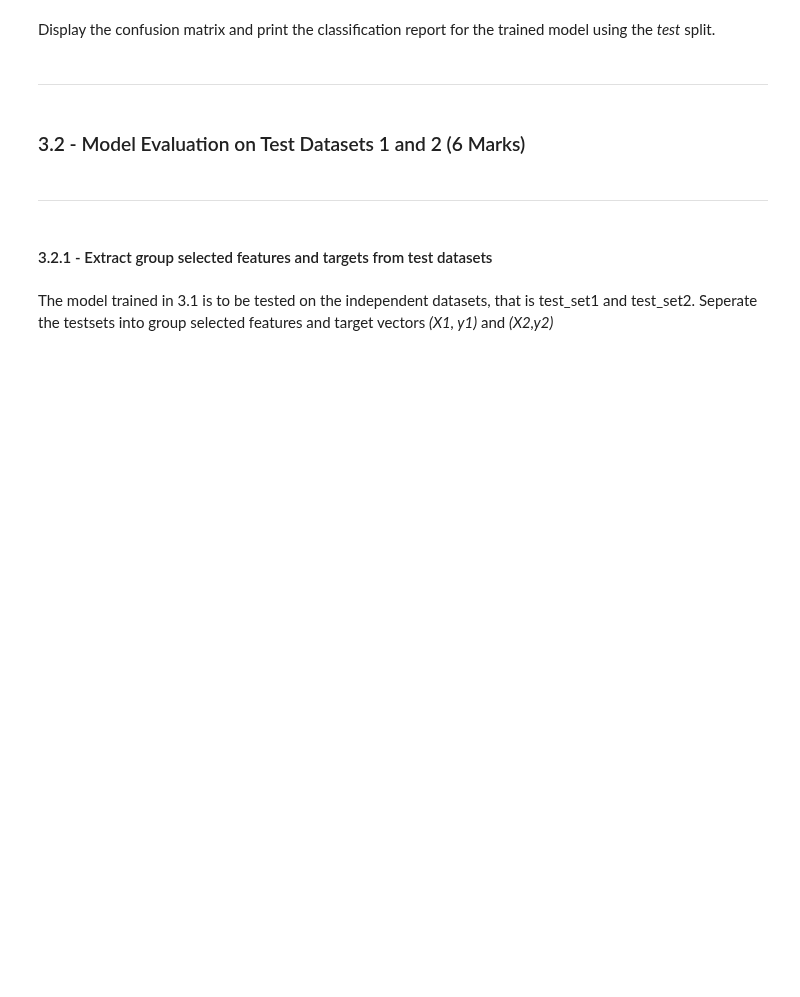
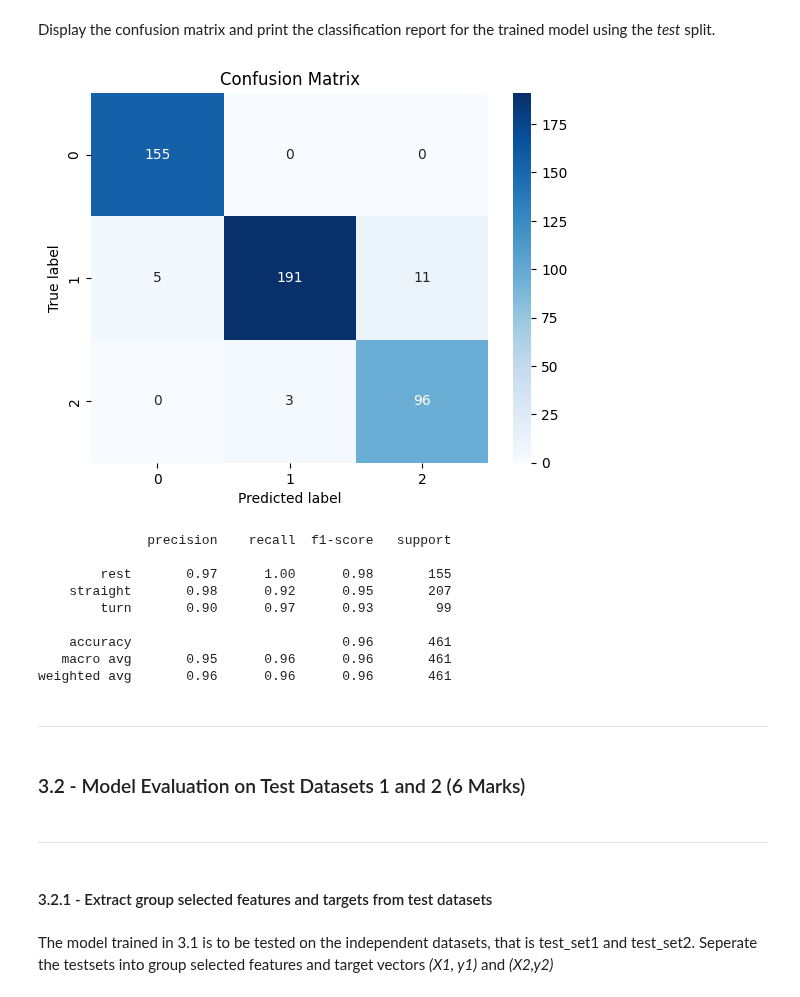
Before and after one commit to ChisomOnyeukwu/engg680_2024_fall, a Jupyter notebook: Lab_Assignment4/Assignment 4.ipynb, the cells around one changed output. Saved outputs shown, nothing was run; the diff lists cells and outputs as text; code cells hidden in the pictures; blank space fills up the shorter version.

```diff
--- a/Lab_Assignment4/Assignment 4.ipynb
+++ b/Lab_Assignment4/Assignment 4.ipynb
@@ -650,6 +721,6 @@ X.head(2)
 # %%
 # TODO - Load motion_state column (target vector) into y
-# y =
+y = cv_set['motion_state']
 # %% [markdown]
 ___
 # %% [markdown]
@@ -658,6 +729,8 @@ ___
 Follow the steps from **1.2.2** and perform model training and tuning using the group selected feature set.
 # %%
 # TODO - Perform model training and tuning using `GridSearchCV`
+
+X_train, X_test, y_train, y_test = train_test_split(X, y, test_size=0.3, random_state=42, stratify=y)
 # %% [markdown]
 ___
 # %% [markdown]
@@ -682,3 +760,27 @@ Display the confusion matrix and print the classification report for the trained
+# %%
+# TODO - Display confusion matrix and print classification report
+
+y_pred = grid.predict(X_test)
+
+sns.heatmap(confusion_matrix(y_test, y_pred), annot=True, fmt='d', cmap='Blues')
+
+plt.title('Confusion Matrix')
+plt.ylabel('True label')
+plt.xlabel('Predicted label')
+plt.show()
+
+print(classification_report(y_test, y_pred))
+# %% [output]
+[figure, added]
+              precision    recall  f1-score   support
+
+        rest       0.97      1.00      0.98       155
+    straight       0.98      0.92      0.95       207
+        turn       0.90      0.97      0.93        99
+
+    accuracy                           0.96       461
+   macro avg       0.95      0.96      0.96       461
+weighted avg       0.96      0.96      0.96       461
 # %% [markdown]
 ___
 # %% [markdown]
```
Also changed, not shown: parts of 31 cells of this notebook.
